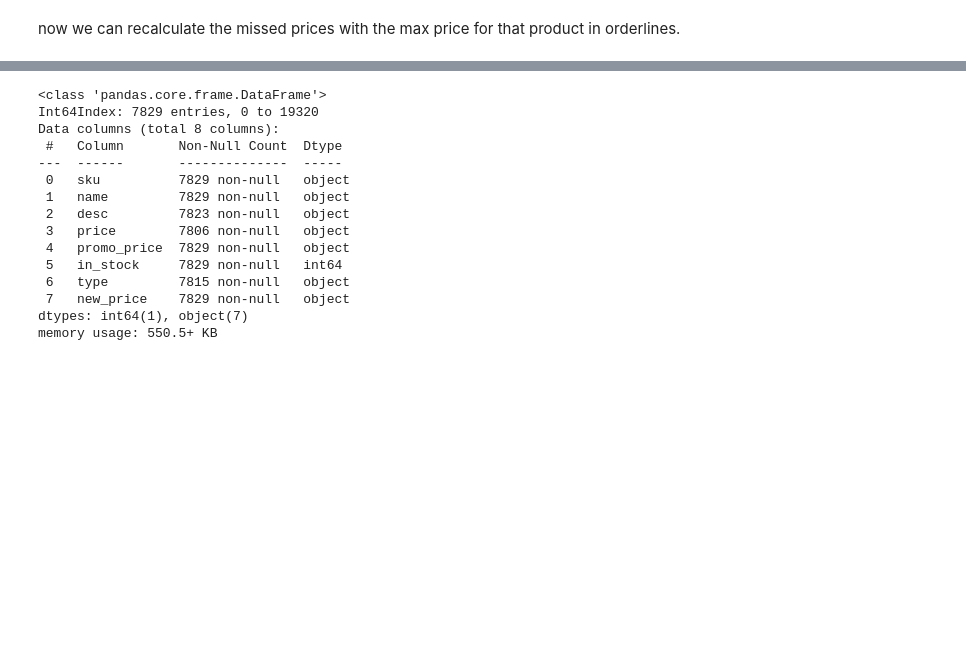
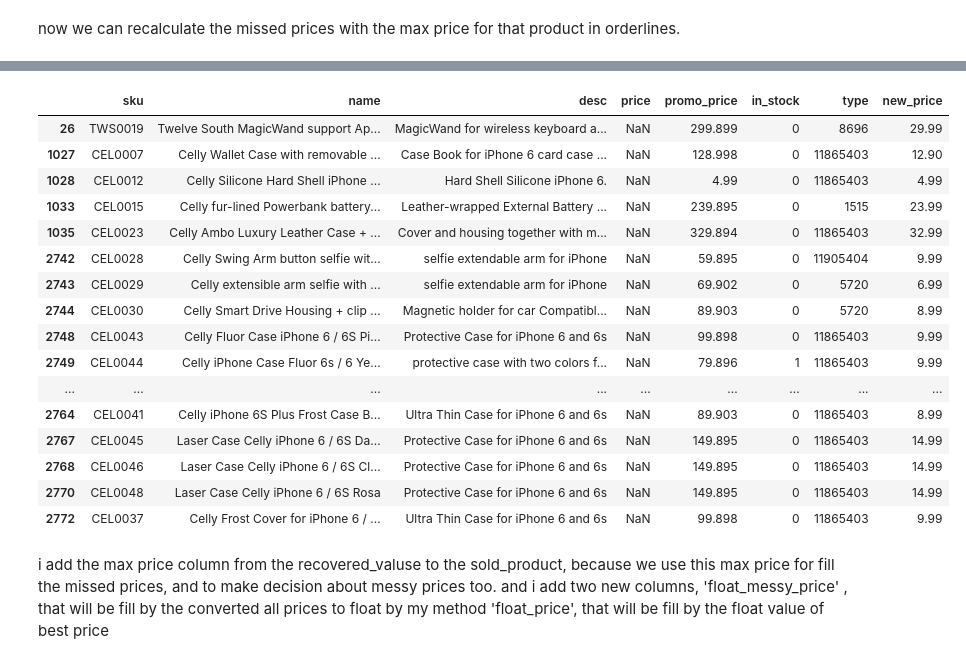
Before and after one commit to sherwan-m/Eniac_Analyze_Discounts, a Jupyter notebook: data_cleaning.ipynb, the cells around one changed output, grey strips where cells are left out. Saved outputs shown, nothing was run; the diff lists cells and outputs as text; code cells hidden in the pictures; blank space fills up the shorter version.

Commit message:
convert al product prices and correct messy product prices

```diff
--- a/data_cleaning.ipynb
+++ b/data_cleaning.ipynb
@@ -777,6 +777,7 @@ sold_skus =(
 sold_products=(
     products
         .loc[products['sku'].isin(sold_skus['sku'])]
+        .reset_index(drop= True)
 )
 # %% [markdown]
 and from the others direction
@@ -830,26 +846,33 @@ orderlines_last_v
 # %%
-sold_products =(
+sold_products= (
 sold_products
         .assign(new_price =np.where(
-                                    sold_products['new_price'].isna(),
-                                    recoverd_values['max_price'], sold_products['new_price']
+                                    sold_products['price'].isna(),
+                                    recoverd_values['max_price'], sold_products['price']
                                 )
                 )
 )
-sold_products.info()
+# sold_products.loc[lambda df_ : df_['price'].isna()]
 # %% [output]
-<class 'pandas.core.frame.DataFrame'>
-Int64Index: 7829 entries, 0 to 19320
-Data columns (total 8 columns):
- #   Column       Non-Null Count  Dtype
----  ------       --------------  -----
- 0   sku          7829 non-null   object
- 1   name         7829 non-null   object
- 2   desc         7823 non-null   object
- 3   price        7806 non-null   object
- 4   promo_price  7829 non-null   object
- 5   in_stock     7829 non-null   int64
- 6   type         7815 non-null   object
- 7   new_price    7829 non-null   object
-dtypes: int64(1), object(7)
-memory usage: 550.5+ KB
+|  | sku | name | desc | price | promo_price | in_stock | type | new_price |
+| 26 | TWS0019 | Twelve South MagicWand support Ap... | MagicWand for wireless keyboard a... | NaN | 299.899 | 0 | 8696 | 29.99 |
+| 1027 | CEL0007 | Celly Wallet Case with removable ... | Case Book for iPhone 6 card case ... | NaN | 128.998 | 0 | 11865403 | 12.90 |
+| 1028 | CEL0012 | Celly Silicone Hard Shell iPhone ... | Hard Shell Silicone iPhone 6. | NaN | 4.99 | 0 | 11865403 | 4.99 |
+| 1033 | CEL0015 | Celly fur-lined Powerbank battery... | Leather-wrapped External Battery ... | NaN | 239.895 | 0 | 1515 | 23.99 |
+| 1035 | CEL0023 | Celly Ambo Luxury Leather Case + ... | Cover and housing together with m... | NaN | 329.894 | 0 | 11865403 | 32.99 |
+| 2742 | CEL0028 | Celly Swing Arm button selfie wit... | selfie extendable arm for iPhone | NaN | 59.895 | 0 | 11905404 | 9.99 |
+| 2743 | CEL0029 | Celly extensible arm selfie with ... | selfie extendable arm for iPhone | NaN | 69.902 | 0 | 5720 | 6.99 |
+| 2744 | CEL0030 | Celly Smart Drive Housing + clip ... | Magnetic holder for car Compatibl... | NaN | 89.903 | 0 | 5720 | 8.99 |
+| 2748 | CEL0043 | Celly Fluor Case iPhone 6 / 6S Pi... | Protective Case for iPhone 6 and 6s | NaN | 99.898 | 0 | 11865403 | 9.99 |
+| 2749 | CEL0044 | Celly iPhone Case Fluor 6s / 6 Ye... | protective case with two colors f... | NaN | 79.896 | 1 | 11865403 | 9.99 |
+| ... | ... | ... | ... | ... | ... | ... | ... | ... |
+| 2764 | CEL0041 | Celly iPhone 6S Plus Frost Case B... | Ultra Thin Case for iPhone 6 and 6s | NaN | 89.903 | 0 | 11865403 | 8.99 |
+| 2767 | CEL0045 | Laser Case Celly iPhone 6 / 6S Da... | Protective Case for iPhone 6 and 6s | NaN | 149.895 | 0 | 11865403 | 14.99 |
+| 2768 | CEL0046 | Laser Case Celly iPhone 6 / 6S Cl... | Protective Case for iPhone 6 and 6s | NaN | 149.895 | 0 | 11865403 | 14.99 |
+| 2770 | CEL0048 | Laser Case Celly iPhone 6 / 6S Rosa | Protective Case for iPhone 6 and 6s | NaN | 149.895 | 0 | 11865403 | 14.99 |
+| 2772 | CEL0037 | Celly Frost Cover for iPhone 6 / ... | Ultra Thin Case for iPhone 6 and 6s | NaN | 99.898 | 0 | 11865403 | 9.99 |
+# %% [markdown]
+i add the max price column from the recovered_valuse to the sold_product, because we use this max price for fill the missed prices, and to make decision about messy prices too.
+and i add two new columns,
+'float_messy_price' , that will be fill by the converted all prices to float by my method
+'float_price', that will be fill by the float value of best price
```
Also changed, not shown: parts of 18 cells of this notebook.
